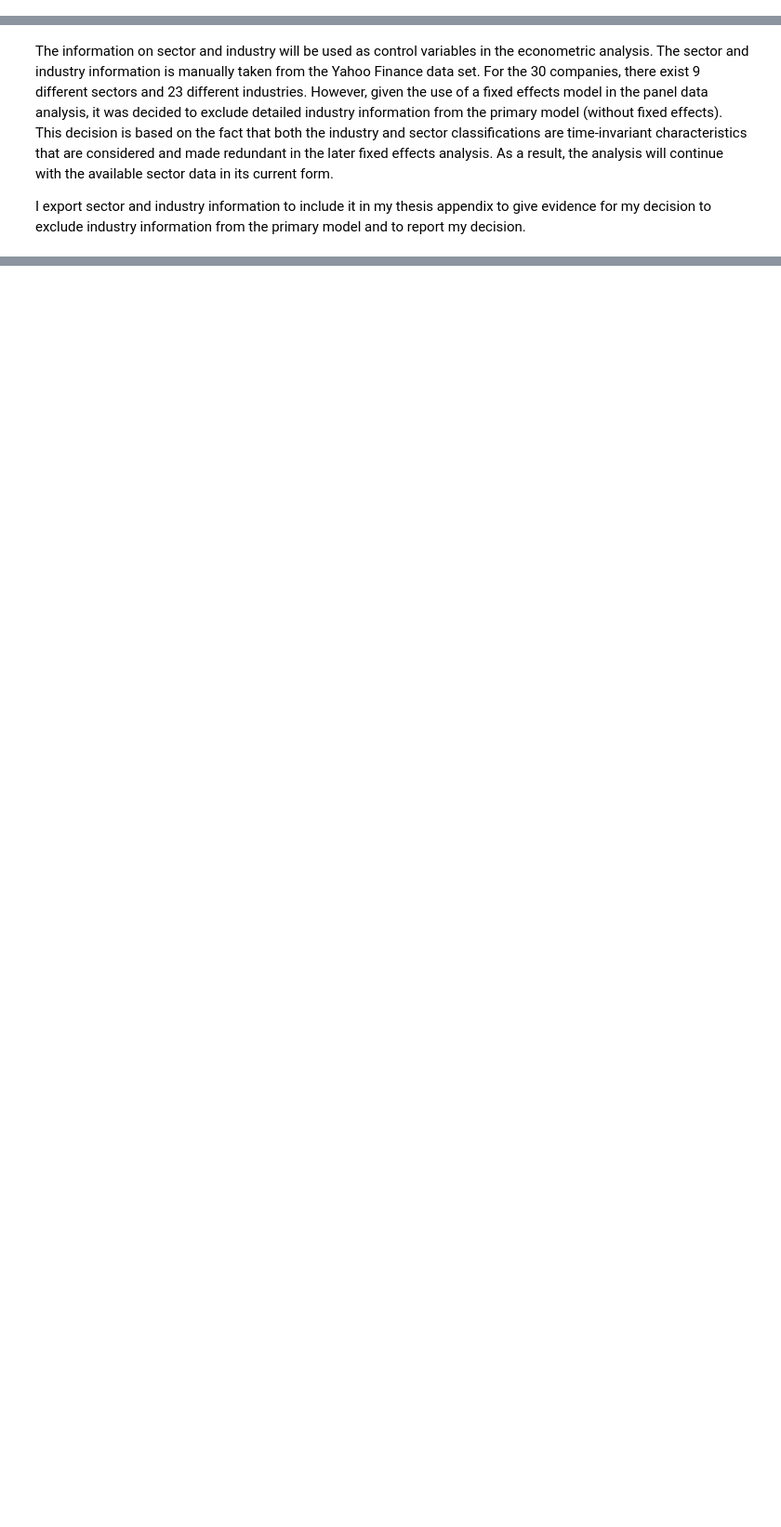
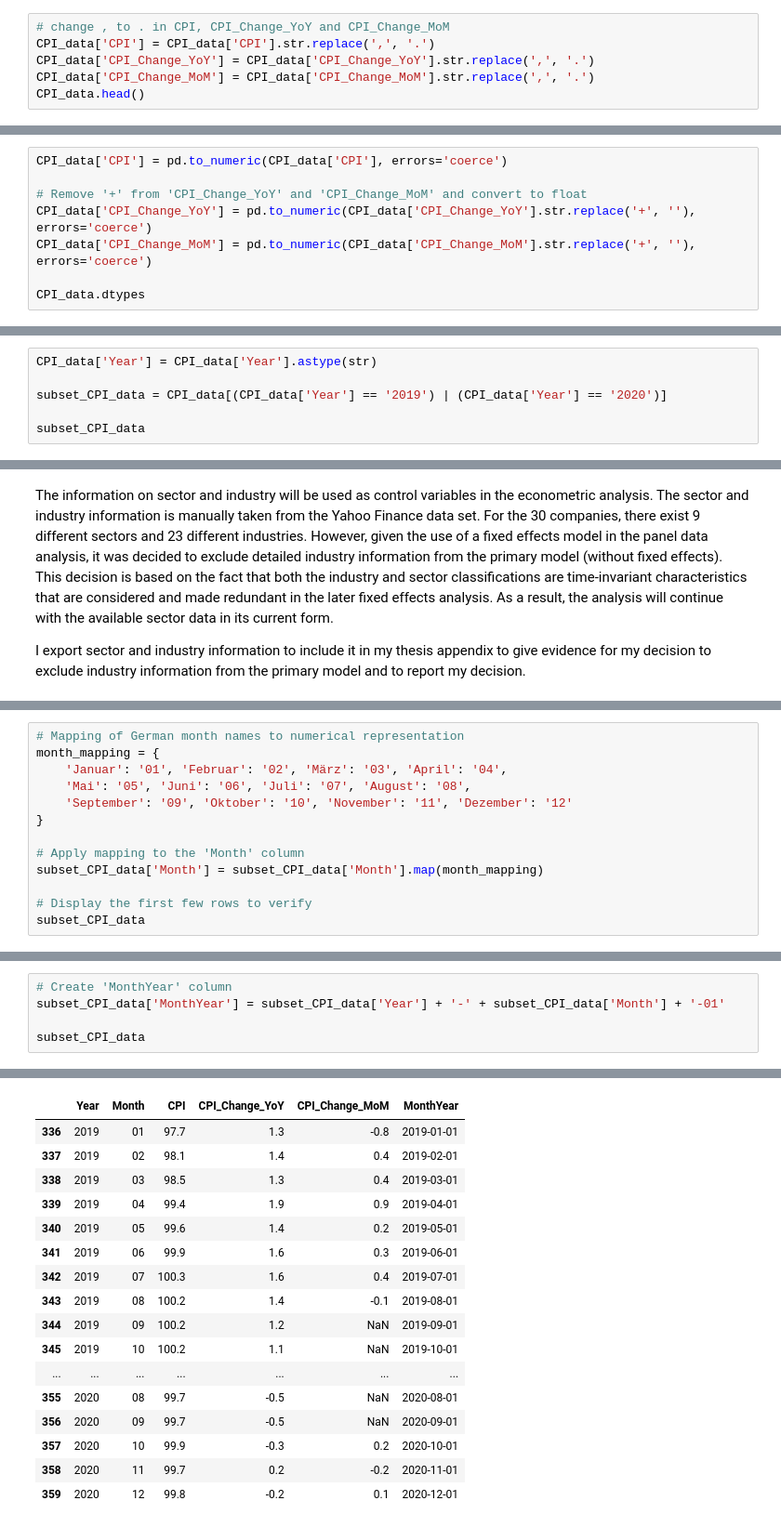
Before and after one commit to johannaschulz/EconometricAnalysis-BrandCrisisModeration-DAX30, a Jupyter notebook: notebooks/test.ipynb, the cells around one changed output, grey strips where cells are left out. Shown at 93% size. Drawn from its saved outputs; the diff is of its cells as text; blank space fills up the shorter version.

```diff
--- a/notebooks/test.ipynb
+++ b/notebooks/test.ipynb
@@ -625,0 +678,6 @@ brand_data
+# %%
+# change , to . in CPI, CPI_Change_YoY and CPI_Change_MoM
+CPI_data['CPI'] = CPI_data['CPI'].str.replace(',', '.')
+CPI_data['CPI_Change_YoY'] = CPI_data['CPI_Change_YoY'].str.replace(',', '.')
+CPI_data['CPI_Change_MoM'] = CPI_data['CPI_Change_MoM'].str.replace(',', '.')
+CPI_data.head()
@@ -625,0 +701,8 @@ brand_data
+# %%
+CPI_data['CPI'] = pd.to_numeric(CPI_data['CPI'], errors='coerce')
+
+# Remove '+' from 'CPI_Change_YoY' and 'CPI_Change_MoM' and convert to float
+CPI_data['CPI_Change_YoY'] = pd.to_numeric(CPI_data['CPI_Change_YoY'].str.replace('+', ''), errors='coerce')
+CPI_data['CPI_Change_MoM'] = pd.to_numeric(CPI_data['CPI_Change_MoM'].str.replace('+', ''), errors='coerce')
+
+CPI_data.dtypes
@@ -625,0 +726,6 @@ brand_data
+# %%
+CPI_data['Year'] = CPI_data['Year'].astype(str)
+
+subset_CPI_data = CPI_data[(CPI_data['Year'] == '2019') | (CPI_data['Year'] == '2020')]
+
+subset_CPI_data
@@ -733,0 +893,13 @@ Basic Model - Linear Regression and OLS Assumptions
+# %%
+# Mapping of German month names to numerical representation
+month_mapping = {
+    'Januar': '01', 'Februar': '02', 'März': '03', 'April': '04',
+    'Mai': '05', 'Juni': '06', 'Juli': '07', 'August': '08',
+    'September': '09', 'Oktober': '10', 'November': '11', 'Dezember': '12'
+}
+
+# Apply mapping to the 'Month' column
+subset_CPI_data['Month'] = subset_CPI_data['Month'].map(month_mapping)
+
+# Display the first few rows to verify
+subset_CPI_data
@@ -733,0 +929,6 @@ Basic Model - Linear Regression and OLS Assumptions
+# %%
+# Create 'MonthYear' column
+subset_CPI_data['MonthYear'] = subset_CPI_data['Year'] + '-' + subset_CPI_data['Month'] + '-01'
+
+subset_CPI_data
+# %% [output]
@@ -733,0 +940,17 @@ Basic Model - Linear Regression and OLS Assumptions
+|  | Year | Month | CPI | CPI_Change_YoY | CPI_Change_MoM | MonthYear |
+| 336 | 2019 | 01 | 97.7 | 1.3 | -0.8 | 2019-01-01 |
+| 337 | 2019 | 02 | 98.1 | 1.4 | 0.4 | 2019-02-01 |
+| 338 | 2019 | 03 | 98.5 | 1.3 | 0.4 | 2019-03-01 |
+| 339 | 2019 | 04 | 99.4 | 1.9 | 0.9 | 2019-04-01 |
+| 340 | 2019 | 05 | 99.6 | 1.4 | 0.2 | 2019-05-01 |
+| 341 | 2019 | 06 | 99.9 | 1.6 | 0.3 | 2019-06-01 |
+| 342 | 2019 | 07 | 100.3 | 1.6 | 0.4 | 2019-07-01 |
+| 343 | 2019 | 08 | 100.2 | 1.4 | -0.1 | 2019-08-01 |
+| 344 | 2019 | 09 | 100.2 | 1.2 | NaN | 2019-09-01 |
+| 345 | 2019 | 10 | 100.2 | 1.1 | NaN | 2019-10-01 |
+| ... | ... | ... | ... | ... | ... | ... |
+| 355 | 2020 | 08 | 99.7 | -0.5 | NaN | 2020-08-01 |
+| 356 | 2020 | 09 | 99.7 | -0.5 | NaN | 2020-09-01 |
+| 357 | 2020 | 10 | 99.9 | -0.3 | 0.2 | 2020-10-01 |
+| 358 | 2020 | 11 | 99.7 | 0.2 | -0.2 | 2020-11-01 |
+| 359 | 2020 | 12 | 99.8 | -0.2 | 0.1 | 2020-12-01 |
```
Also changed, not shown: parts of 45 cells of this notebook.
